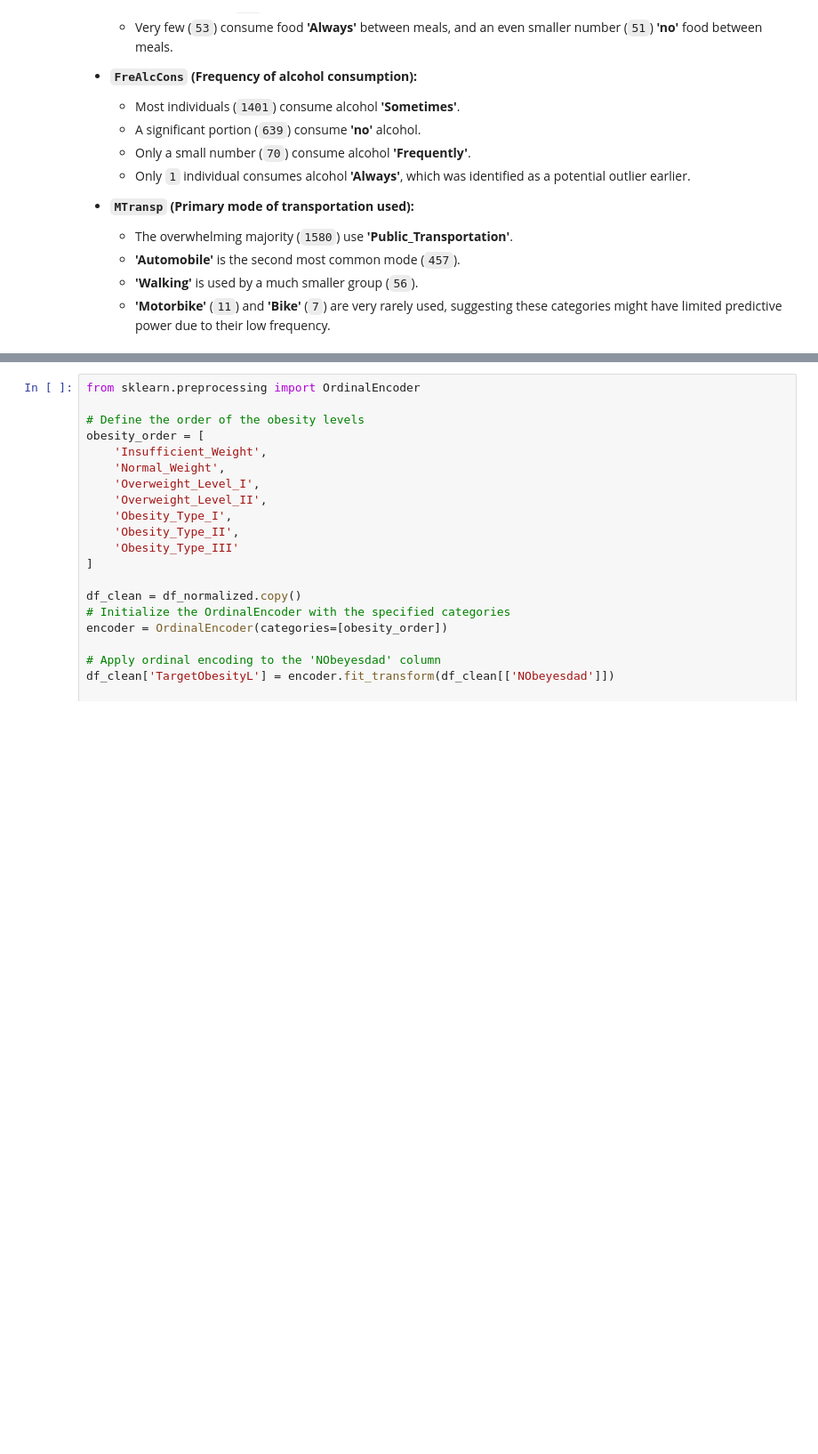
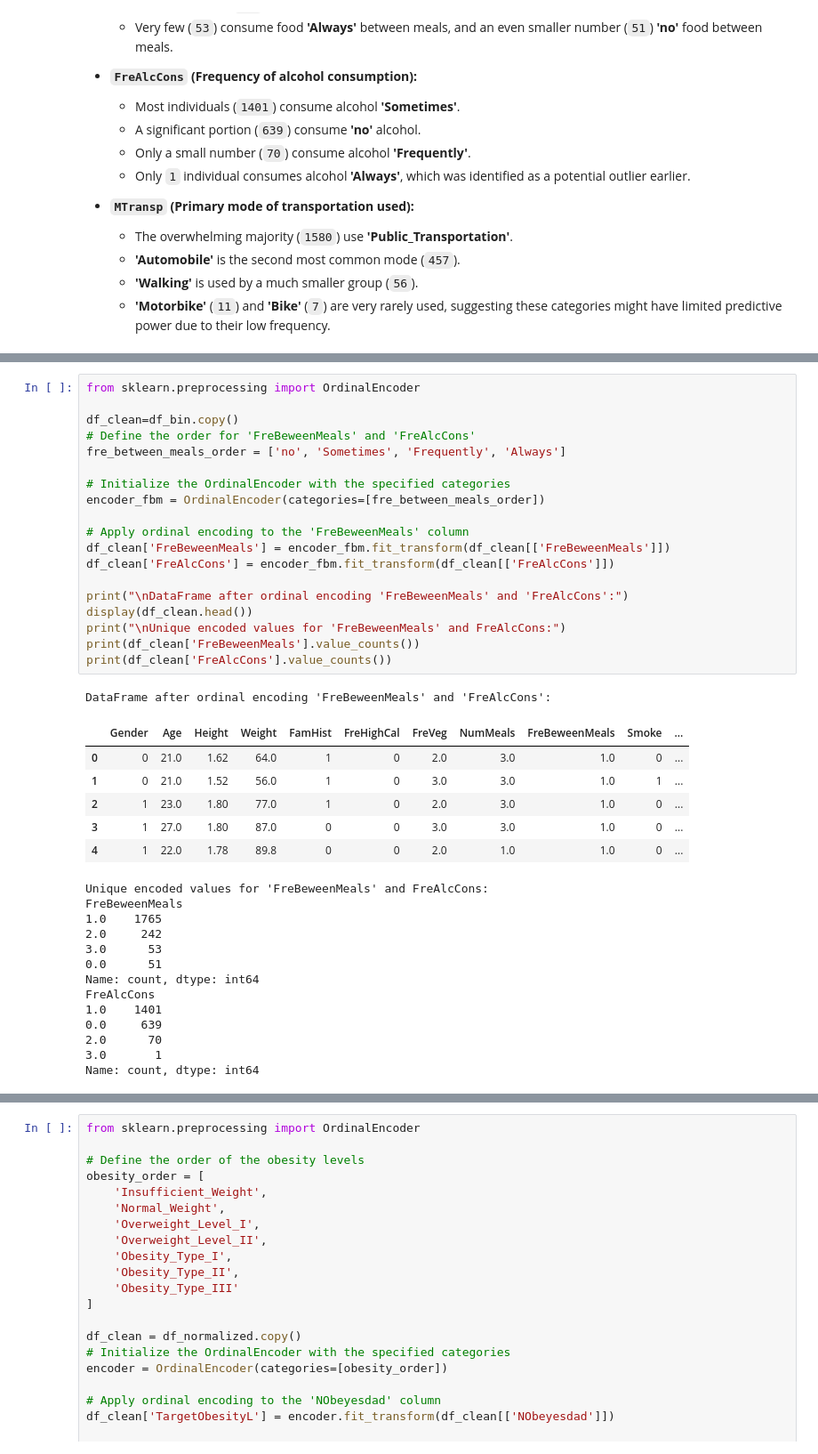
Before and after one commit to MInesGomes/DataScienceObesityLevels, a Jupyter notebook: DSGroup2.ipynb, the cells around one changed output, grey strips where cells are left out. Shown at 89% size. Cells and saved outputs as stored; diff of their text form; blank space fills up the shorter version.

Commit message:
Ordinal Encoding

```diff
--- a/DSGroup2.ipynb
+++ b/DSGroup2.ipynb
@@ -630 +631,41 @@ Name: count, dtype: int64
+# %%
+from sklearn.preprocessing import OrdinalEncoder
+
+df_clean=df_bin.copy()
+# Define the order for 'FreBeweenMeals' and 'FreAlcCons'
+fre_between_meals_order = ['no', 'Sometimes', 'Frequently', 'Always']
+
+# Initialize the OrdinalEncoder with the specified categories
+encoder_fbm = OrdinalEncoder(categories=[fre_between_meals_order])
+
+# Apply ordinal encoding to the 'FreBeweenMeals' column
+df_clean['FreBeweenMeals'] = encoder_fbm.fit_transform(df_clean[['FreBeweenMeals']])
+df_clean['FreAlcCons'] = encoder_fbm.fit_transform(df_clean[['FreAlcCons']])
+
+print("\nDataFrame after ordinal encoding 'FreBeweenMeals' and 'FreAlcCons':")
+display(df_clean.head())
+print("\nUnique encoded values for 'FreBeweenMeals' and FreAlcCons:")
+print(df_clean['FreBeweenMeals'].value_counts())
+print(df_clean['FreAlcCons'].value_counts())
+# %% [output]
+DataFrame after ordinal encoding 'FreBeweenMeals' and 'FreAlcCons':
+|  | Gender | Age | Height | Weight | FamHist | FreHighCal | FreVeg | NumMeals | FreBeweenMeals | Smoke | ... |
+| 0 | 0 | 21.0 | 1.62 | 64.0 | 1 | 0 | 2.0 | 3.0 | 1.0 | 0 | ... |
+| 1 | 0 | 21.0 | 1.52 | 56.0 | 1 | 0 | 3.0 | 3.0 | 1.0 | 1 | ... |
+| 2 | 1 | 23.0 | 1.80 | 77.0 | 1 | 0 | 2.0 | 3.0 | 1.0 | 0 | ... |
+| 3 | 1 | 27.0 | 1.80 | 87.0 | 0 | 0 | 3.0 | 3.0 | 1.0 | 0 | ... |
+| 4 | 1 | 22.0 | 1.78 | 89.8 | 0 | 0 | 2.0 | 1.0 | 1.0 | 0 | ... |
+Unique encoded values for 'FreBeweenMeals' and FreAlcCons:
+FreBeweenMeals
+1.0    1765
+2.0     242
+3.0      53
+0.0      51
+Name: count, dtype: int64
+FreAlcCons
+1.0    1401
+0.0     639
+2.0      70
+3.0       1
+Name: count, dtype: int64
 # %% [markdown]
```
Also changed, not shown: parts of 8 cells of this notebook.
